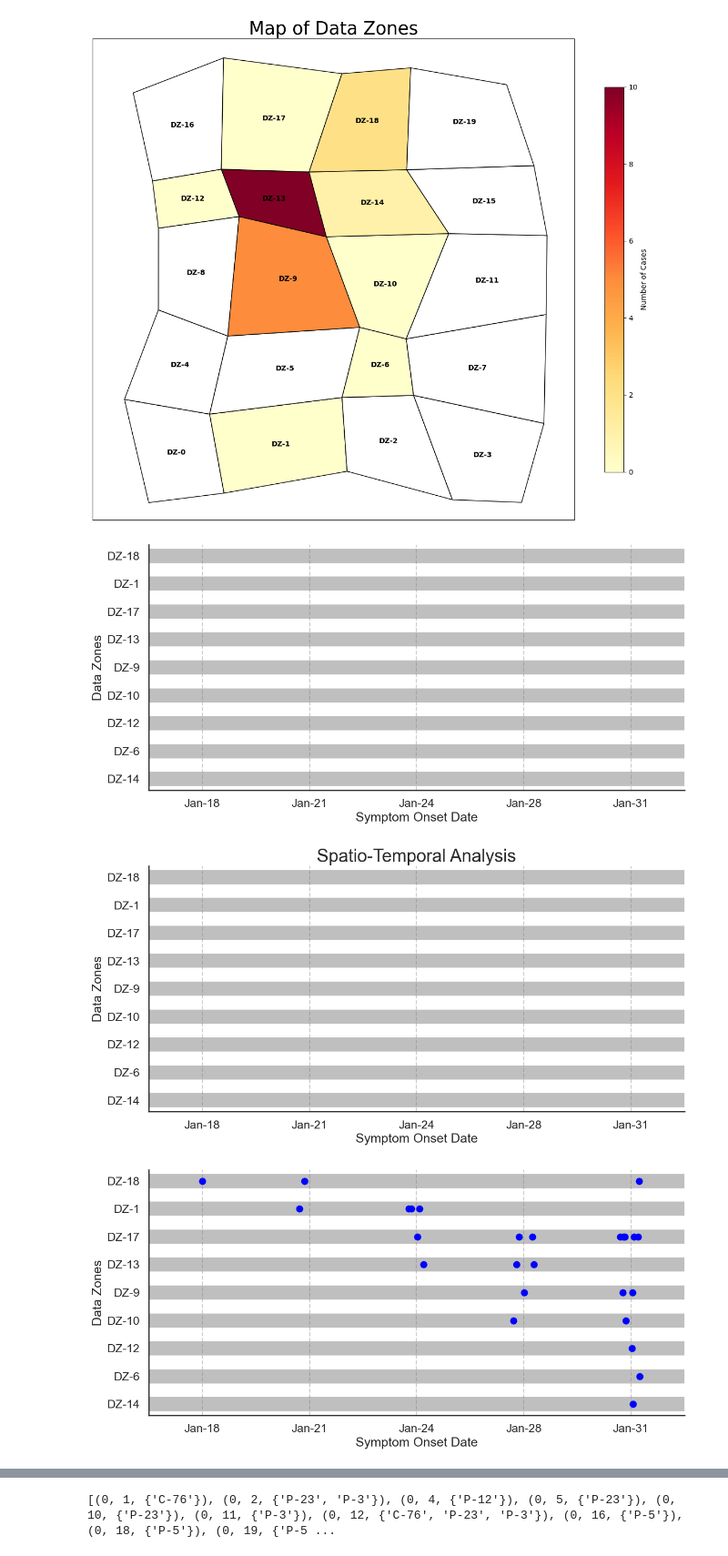
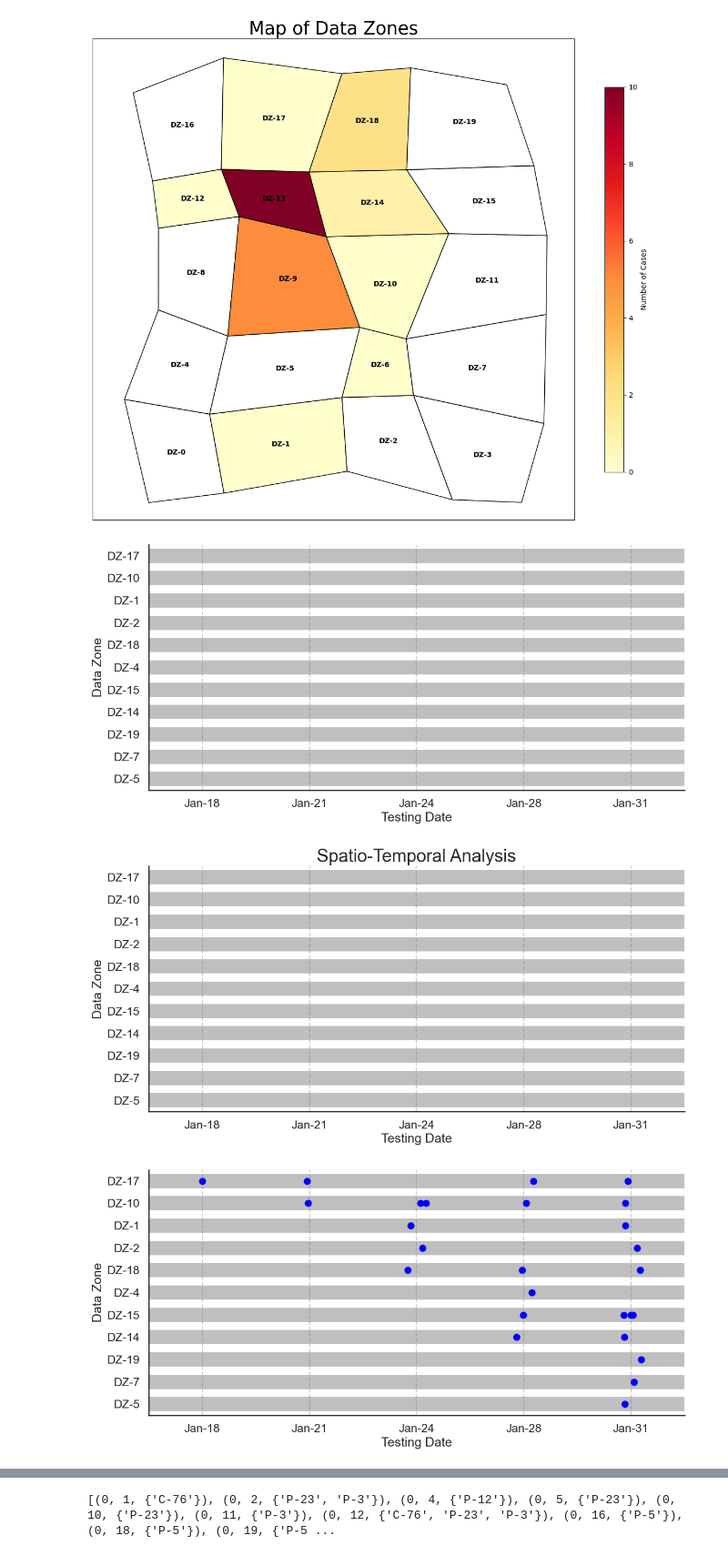
Before and after one commit to Dominic-Arthur/PESC-Activity, a Jupyter notebook: Data.ipynb, the cells around one changed output, grey strips where cells are left out. Shown at 91% size. Saved outputs shown, nothing was run; the diff lists cells and outputs as text; code cells hidden in the pictures.

```diff
--- a/Data.ipynb
+++ b/Data.ipynb
@@ -314,10 +323,9 @@ pd.DataFrame(dict(tree.nodes)).T
 # %%
 cases = pd.DataFrame(dict(tree.nodes)).T
-cases = cases[["date_symptom_onset", "exp_date"]].copy().astype(int)
+cases = cases[["sample_date", "exp_date"]].copy().astype(int)
 
 cases.reset_index(inplace=True, names=["Patient ID"])
-cases.rename(columns={"exp_date": "Exposure Date", "date_symptom_onset": "Symptom Onset Date"},
-             inplace=True)
+cases.rename(columns={"exp_date": "Exposure Date", "sample_date": "Testing Date"}, inplace=True)
 
 cases.sort_values("Exposure Date", inplace=True)
 
@@ -325,8 +333,8 @@ start_date = pd.Timestamp("2020-01-01")
 cases["Exposure Date"] = cases["Exposure Date"].apply(lambda x: start_date + timedelta(days=x - 1))
 cases["Exposure Date"] = cases["Exposure Date"].dt.strftime('%b-%d')
 
-cases["Symptom Onset Date"] = cases["Symptom Onset Date"].apply(lambda x: start_date + timedelta(days=x - 1))
-cases["Symptom Onset Date"] = cases["Symptom Onset Date"].dt.strftime('%b-%d')
+cases["Testing Date"] = cases["Testing Date"].apply(lambda x: start_date + timedelta(days=x - 1))
+cases["Testing Date"] = cases["Testing Date"].dt.strftime('%b-%d')
 
 
 # Assign locations (siblings and transmission pairs tend to share)
@@ -363,7 +371,7 @@ for node in known_contacts:
     extra = random.sample(list(non_infected_contacts.keys()), min(2, len(non_infected_contacts)))
     known_contacts[node].update(extra)
 # %%
-locations = pd.DataFrame(assigned_locations.items(), columns=["Patient ID", "Data-Zone"])
+locations = pd.DataFrame(assigned_locations.items(), columns=["Patient ID", "Data Zone"])
 contacts_list = [(k, list(v)) for k, v in known_contacts.items()]
 contacts = pd.DataFrame(contacts_list, columns=["Patient ID", "Known Contact"])
 cases = cases.merge(locations, on="Patient ID")
@@ -567,29 +578,26 @@ sns.set_context("talk")
 # %%
-sns.catplot(cases, x="Symptom Onset Date", y="Data-Zone", height=6, aspect=2, color="red", marker="p", size=10, alpha=0)
+sns.catplot(cases, x="Testing Date", y="Data Zone", height=6, aspect=2, color="red", marker="p", size=10, alpha=0)
 plt.grid(True,axis='x', linestyle='--')
 plt.grid(True,axis='y', alpha=0.5, linewidth=20, color='grey')
-plt.ylabel("Data Zones")
 plt.savefig("spatio_temporal_analysis_demo.png", dpi=300, bbox_inches='tight')
 plt.show()
 # %% [output]
-[figure, old version]
+[figure, new version]
 # %%
-sns.catplot(cases, x="Symptom Onset Date", y="Data-Zone", height=6, aspect=2, color="red", marker="p", size=10, alpha=0)
+sns.catplot(cases, x="Testing Date", y="Data Zone", height=6, aspect=2, color="red", marker="p", size=10, alpha=0)
 plt.grid(True,axis='x', linestyle='--')
 plt.grid(True,axis='y', alpha=0.5, linewidth=20, color='grey')
-plt.ylabel("Data Zones")
 plt.title("Spatio-Temporal Analysis", fontsize=25)
-plt.savefig("spatio_temporal_analysis_student.png", dpi=300, bbox_inches='tight')
+plt.savefig("spatio_temporal_analysis_student_1.png", dpi=300, bbox_inches='tight')
 plt.show()
 # %% [output]
-[figure, old version]
+[figure, new version]
 # %%
-sns.catplot(cases, x="Symptom Onset Date", y="Data-Zone", height=6, aspect=2, color="blue", size=10)
+sns.catplot(cases, x="Testing Date", y="Data Zone", height=6, aspect=2, color="blue", size=10)
 plt.grid(True,axis='x', linestyle='--')
 plt.grid(True,axis='y', alpha=0.5, linewidth=20, color='grey')
-plt.ylabel("Data Zones")
 plt.title("", fontsize=25)
-plt.savefig("spatio_temporal_analysis.png", dpi=300, bbox_inches='tight')
+plt.savefig("spatio_temporal_analysis_1.png", dpi=300, bbox_inches='tight')
 plt.show()
 # %% [output]
-[figure, old version]
+[figure, new version]
```
Also changed, not shown: parts of 18 cells of this notebook, 15 other files.
